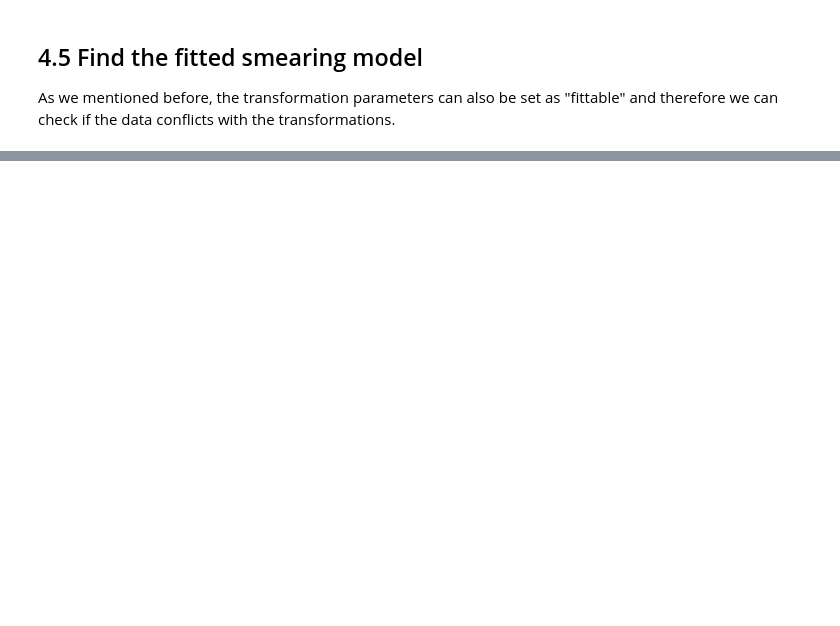
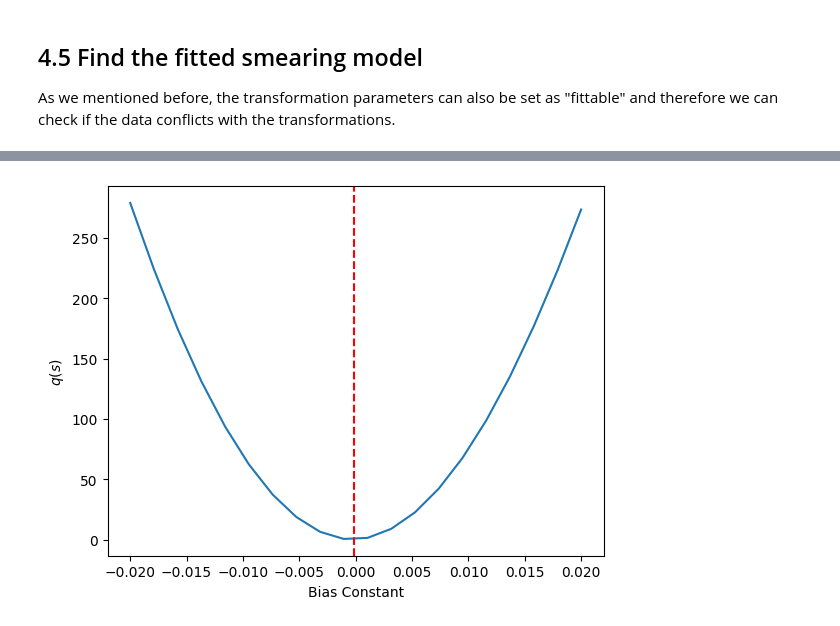
Before and after one commit to XENONnT/alea, a Jupyter notebook: notebooks/4_ces_inference.ipynb, the cells around one changed output, grey strips where cells are left out. Saved outputs shown, nothing was run; the diff lists cells and outputs as text; code cells hidden in the pictures; blank space fills up the shorter version.

```diff
--- a/notebooks/4_ces_inference.ipynb
+++ b/notebooks/4_ces_inference.ipynb
@@ -195,0 +211,16 @@ plt.show()
+# %%
+bias_vals = np.linspace(-0.02, 0.02, 20)
+
+ll_vals_bias = np.zeros((len(bias_vals)))
+
+for i, bias in tqdm(enumerate(bias_vals)):
+    _, ll_val_c = example_model.fit(B=bias)
+    ll_vals_bias[i] = ll_val_c
+# %%
+plt.plot(bias_vals, 2 * (max_ll - ll_vals_bias))
+plt.axvline(best_fit["B"], label=f"Best Fit: {best_fit['B']:.3f}", c="red", ls="--")
+plt.xlabel("Bias Constant")
+plt.ylabel("$q(s)$")
+plt.show()
+# %% [output]
+[figure, added]
```
Also changed, not shown: parts of 10 cells of this notebook.
